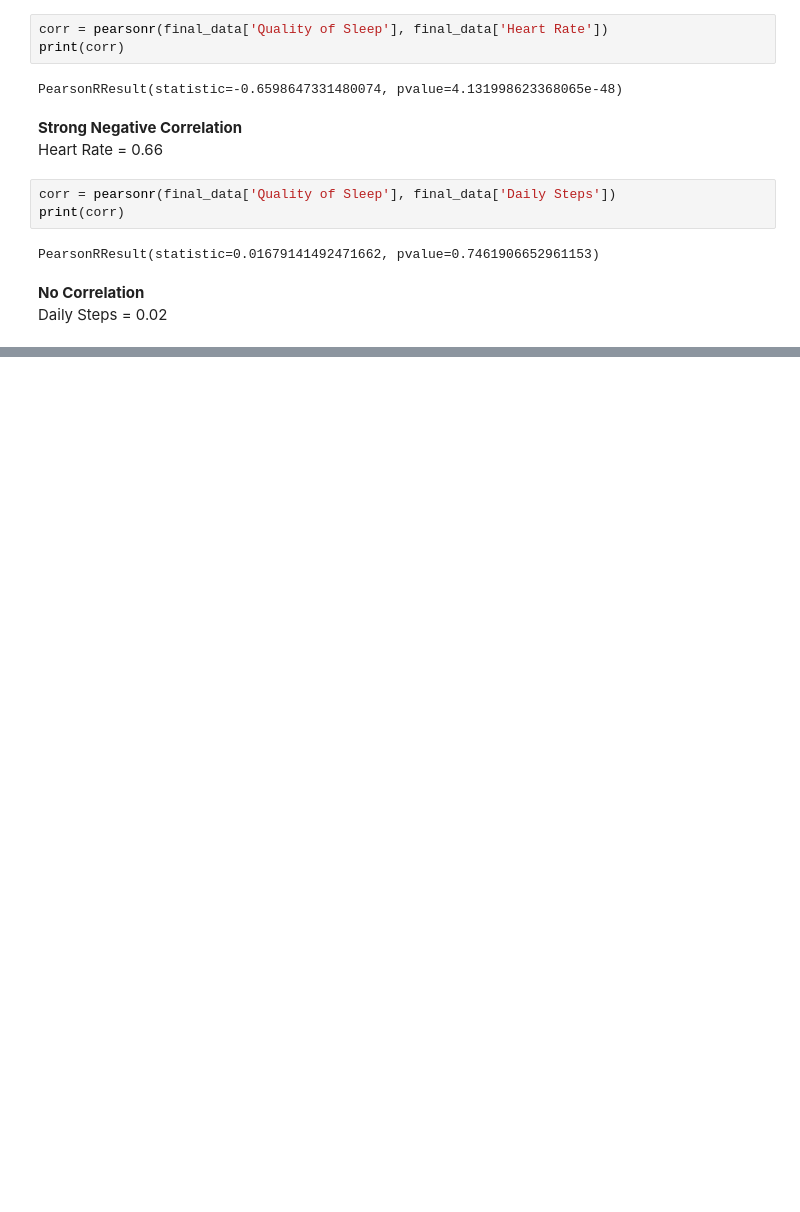
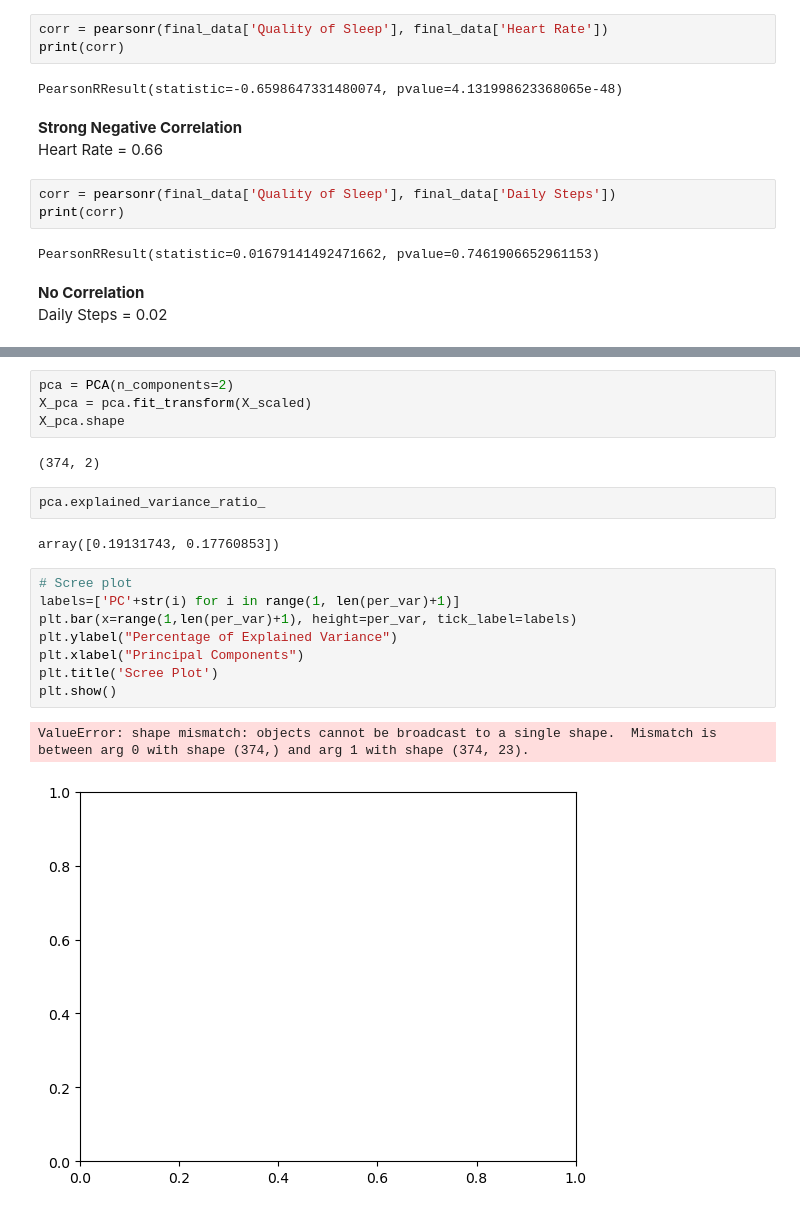
Before and after one commit to LiamHarmon/DAV_CA, a Jupyter notebook: DAV_CA.ipynb, the cells around one changed output, grey strips where cells are left out. Cells and saved outputs as stored; diff of their text form; blank space fills up the shorter version.

```diff
--- a/DAV_CA.ipynb
+++ b/DAV_CA.ipynb
@@ -301,0 +417,21 @@ Daily Steps = 0.02
+# %%
+pca = PCA(n_components=2)
+X_pca = pca.fit_transform(X_scaled)
+X_pca.shape
+# %% [output]
+(374, 2)
+# %%
+pca.explained_variance_ratio_
+# %% [output]
+array([0.19131743, 0.17760853])
+# %%
+# Scree plot
+labels=['PC'+str(i) for i in range(1, len(per_var)+1)]
+plt.bar(x=range(1,len(per_var)+1), height=per_var, tick_label=labels)
+plt.ylabel("Percentage of Explained Variance")
+plt.xlabel("Principal Components")
+plt.title('Scree Plot')
+plt.show()
+# %% [output]
+ValueError: shape mismatch: objects cannot be broadcast to a single shape.  Mismatch is between arg 0 with shape (374,) and arg 1 with shape (374, 23).
+[figure, added]
```
Also changed, not shown: parts of 12 cells of this notebook.
